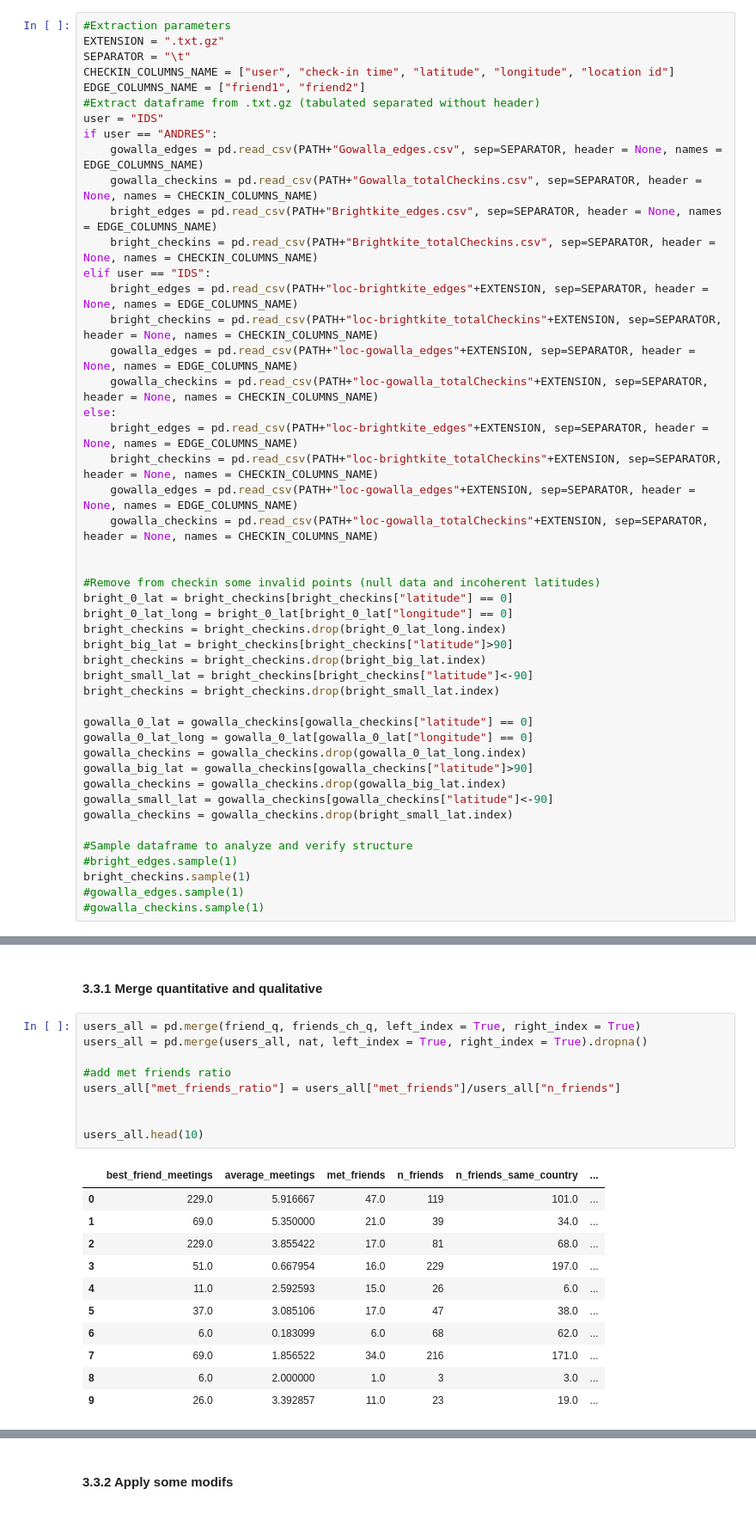
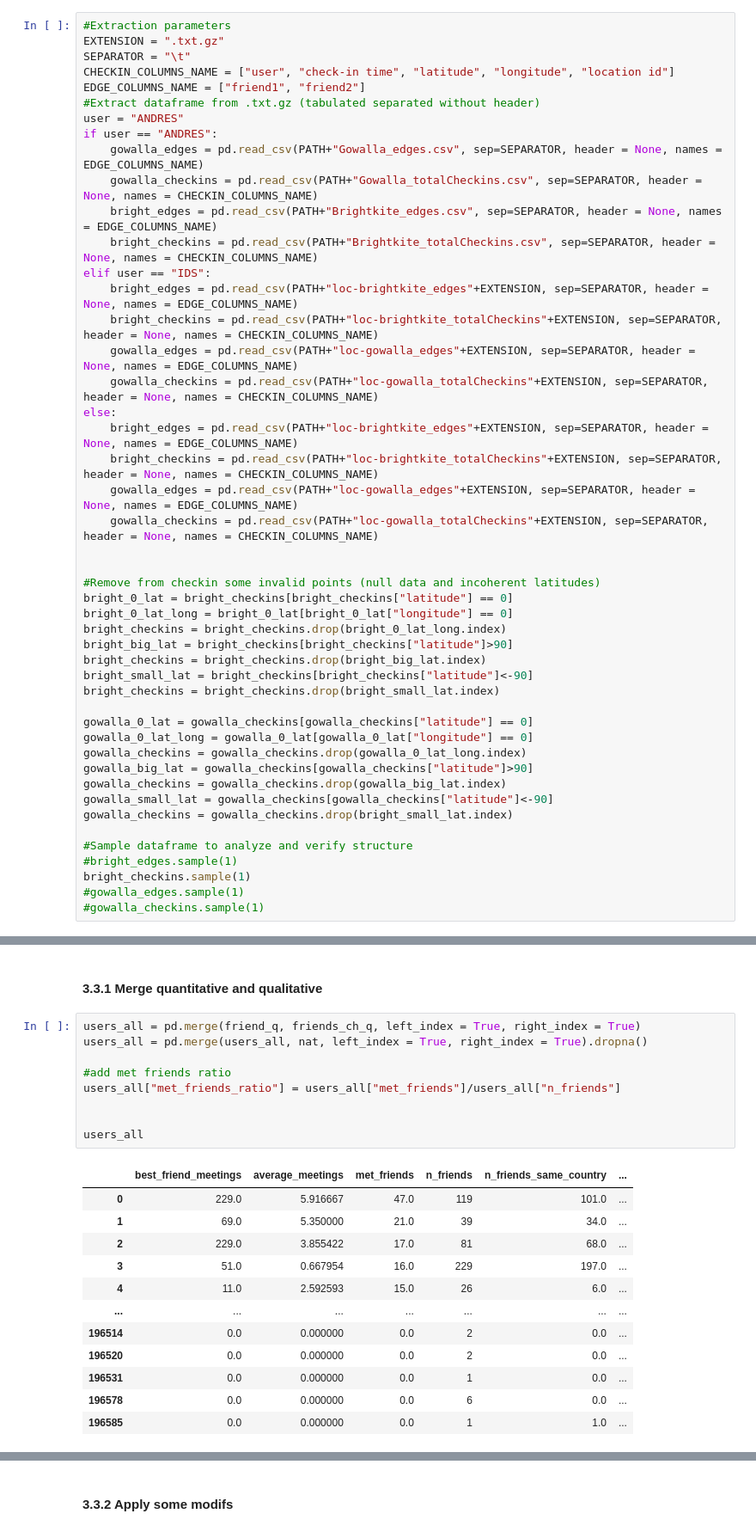
Before and after one commit to asreva/ada-2020-project-milestone-p3-p3_ada-dream-team, a Jupyter notebook: friendship_and_home_position.ipynb, the cells around one changed output, grey strips where cells are left out. Shown at 86% size. Drawn from its saved outputs; the diff is of its cells as text.

```diff
--- a/friendship_and_home_position.ipynb
+++ b/friendship_and_home_position.ipynb
@@ -84,7 +78,7 @@ SEPARATOR = "\t"
 CHECKIN_COLUMNS_NAME = ["user", "check-in time", "latitude", "longitude", "location id"]
 EDGE_COLUMNS_NAME = ["friend1", "friend2"]
 #Extract dataframe from .txt.gz (tabulated separated without header)
-user = "IDS"
+user = "ANDRES"
 if user == "ANDRES":
     gowalla_edges = pd.read_csv(PATH+"Gowalla_edges.csv", sep=SEPARATOR, header = None, names = EDGE_COLUMNS_NAME)
     gowalla_checkins = pd.read_csv(PATH+"Gowalla_totalCheckins.csv", sep=SEPARATOR, header = None, names = CHECKIN_COLUMNS_NAME)
@@ -939,21 +997,22 @@ friend_q.head(10)
 # %%
 users_all = pd.merge(friend_q, friends_ch_q, left_index = True, right_index = True)
 users_all = pd.merge(users_all, nat, left_index = True, right_index = True).dropna()
 
 #add met friends ratio
 users_all["met_friends_ratio"] = users_all["met_friends"]/users_all["n_friends"]
 
 
-users_all.head(10)
+users_all
 # %% [output]
 |  | best_friend_meetings | average_meetings | met_friends | n_friends | n_friends_same_country | ... |
 | 0 | 229.0 | 5.916667 | 47.0 | 119 | 101.0 | ... |
 | 1 | 69.0 | 5.350000 | 21.0 | 39 | 34.0 | ... |
 | 2 | 229.0 | 3.855422 | 17.0 | 81 | 68.0 | ... |
 | 3 | 51.0 | 0.667954 | 16.0 | 229 | 197.0 | ... |
 | 4 | 11.0 | 2.592593 | 15.0 | 26 | 6.0 | ... |
-| 5 | 37.0 | 3.085106 | 17.0 | 47 | 38.0 | ... |
-| 6 | 6.0 | 0.183099 | 6.0 | 68 | 62.0 | ... |
-| 7 | 69.0 | 1.856522 | 34.0 | 216 | 171.0 | ... |
-| 8 | 6.0 | 2.000000 | 1.0 | 3 | 3.0 | ... |
-| 9 | 26.0 | 3.392857 | 11.0 | 23 | 19.0 | ... |
+| ... | ... | ... | ... | ... | ... | ... |
+| 196514 | 0.0 | 0.000000 | 0.0 | 2 | 0.0 | ... |
+| 196520 | 0.0 | 0.000000 | 0.0 | 2 | 0.0 | ... |
+| 196531 | 0.0 | 0.000000 | 0.0 | 1 | 0.0 | ... |
+| 196578 | 0.0 | 0.000000 | 0.0 | 6 | 0.0 | ... |
+| 196585 | 0.0 | 0.000000 | 0.0 | 1 | 1.0 | ... |
```
Also changed, not shown: parts of 57 cells of this notebook.
